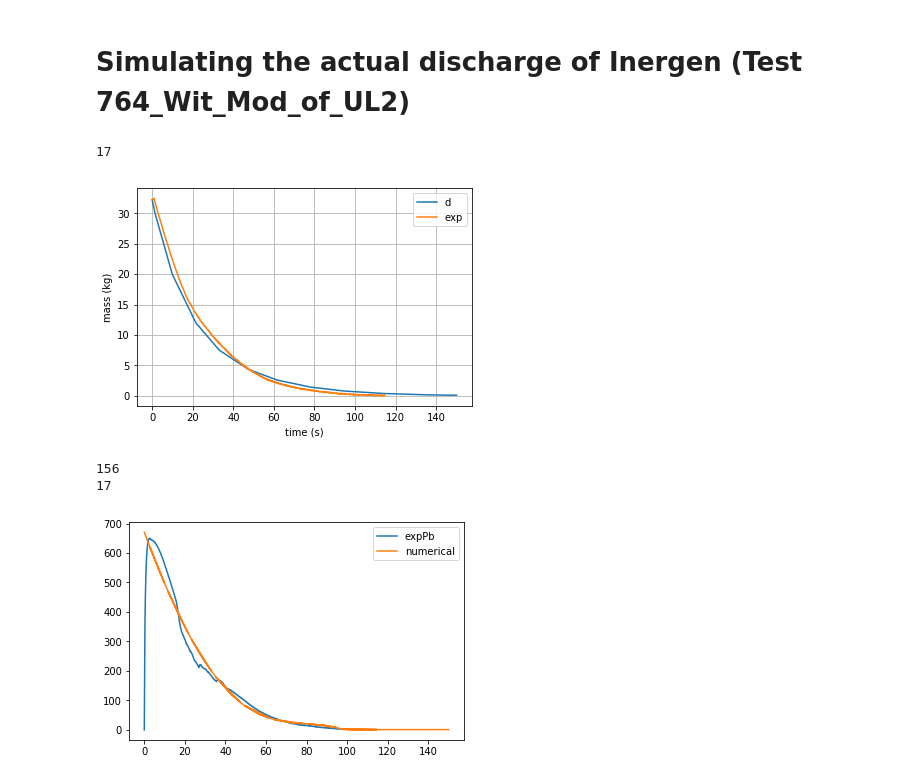
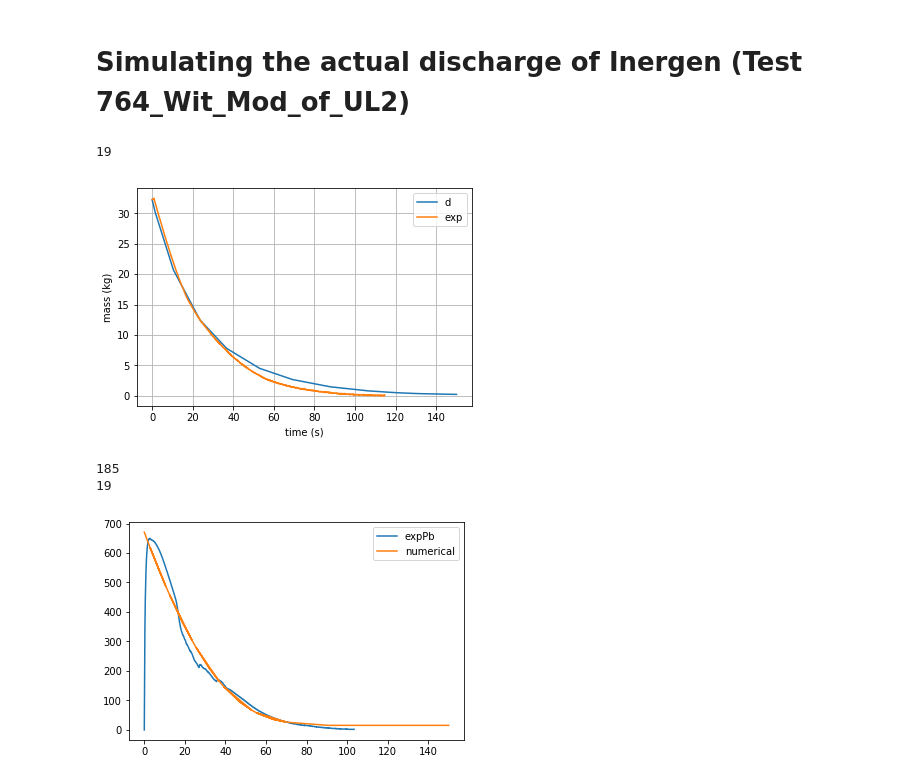
Before and after one commit to AAGAN/twoPhaseSimulationInternProject, a Jupyter notebook: modules/764_Wit_Mod_of_UL2_container.ipynb, the cells around one changed output. Cells and saved outputs as stored; diff of their text form; code cells hidden in the pictures.

```diff
--- a/modules/764_Wit_Mod_of_UL2_container.ipynb
+++ b/modules/764_Wit_Mod_of_UL2_container.ipynb
@@ -8,9 +8,9 @@ from containerClass import container
 d = container(agentInitialTemp = 294,
              initialMass = 32.2,
              cylInitialTemp = 295,
-             cylLength = 1.8,
-             cylDiam = 0.28,
-             nozzleDiam = 0.006,
+             cylLength = 1.7,
+             cylDiam = 0.267,
+             nozzleDiam = 0.0066565,
              wallThickness = 0.005,
              ambientTemp = 300,
              backPressure = 6001325,
@@ -35,19 +35,20 @@ plt.legend()
 plt.grid()
 plt.show()
 # %% [output]
-17
+19
-[figure, old version]
+[figure, new version]
 # %%
 plt.plot(xcordPb,backP,label='expPb')
 xP = np.arange(0,len(d.P_b()))
 #plt.plot(d.sol.t,d.P_b())
 #plt.show()
 print(len(d.P_b()))
 print(len(d.sol.t))
-plt.plot(d.t_t(),np.asarray(d.P_b())/6895.0,label='numerical')
+#plt.plot(d.t_t(),np.asarray(d.P_b())/6895.0,label='numerical')
+plt.plot(d.t_t(),np.asarray(d.P_b())/6895,label='numerical')
 plt.legend()
 plt.show()
 # %% [output]
-156
-17
+185
+19
-[figure, old version]
+[figure, new version]
```
Also changed, not shown: parts of 5 cells of this notebook, 14 other files.
